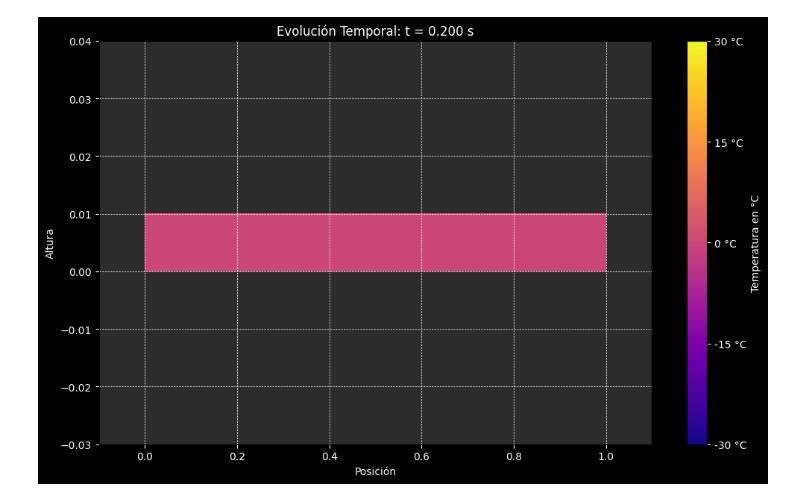
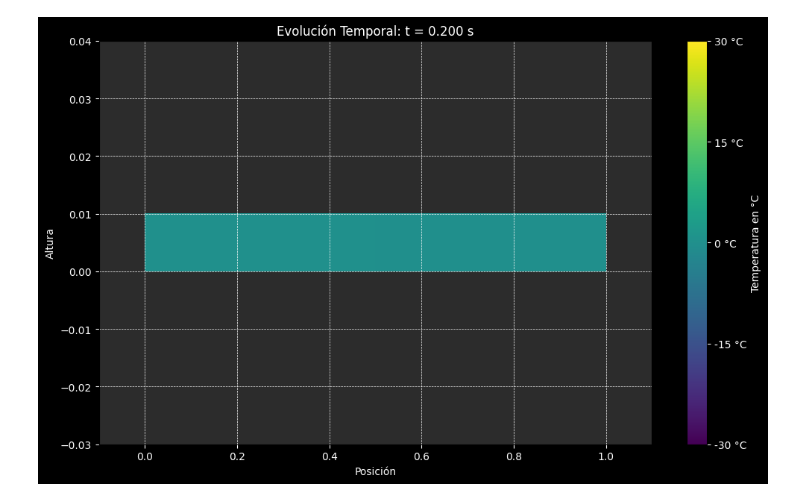
Before and after one commit to Sherezax/puntos-extra-metodos, a Jupyter notebook: Puntos_extra3.ipynb, the cells around one changed output. Saved outputs shown, nothing was run; the diff lists cells and outputs as text; code cells hidden in the pictures.

```diff
--- a/Puntos_extra3.ipynb
+++ b/Puntos_extra3.ipynb
@@ -9,7 +9,7 @@ tf = 0.2
 Nt = 500
 Nx = 500
 
-# Crear malla para X (posición) y Y (altura)
+# Crea la malla para X (posición) y Y (altura)
 X, Y = np.meshgrid(np.linspace(0, L, Nx), np.linspace(0, 0.01, 2))
 t = np.linspace(0, tf, Nt)
 
@@ -27,7 +27,7 @@ ax.set_facecolor('#2c2c2c')
 
 # Inicialización del gráfico
 # Se utiliza U(X, 0) para obtener la temperatura inicial a t=0
-distr = ax.imshow(U(X, 0), cmap='plasma', aspect='auto', vmin=-30, vmax=30, extent=[0, L, 0, 0.01])
+distr = ax.imshow(U(X, 0), cmap='viridis', aspect='auto', vmin=-30, vmax=30, extent=[0, L, 0, 0.01])
 
 # Barra de color
 cbar = plt.colorbar(distr, ax=ax, label='Temperatura en °C')
@@ -40,31 +40,31 @@ cbar.set_label('Temperatura en °C', color='white')
 ax.set_xlabel('Posición', color='white')
 ax.set_ylabel('Altura', color='white')
 ax.tick_params(axis='x', colors='white')
 ax.tick_params(axis='y', colors='white')
 ax.grid(color='white', linestyle='--', linewidth=0.5)
 
 # Título de la animación
 title = ax.set_title(f"Evolución Temporal: t = 0.000 s", color='white')
 
 # Función de actualización para la animación
 def update(frame):
     # Se actualiza la temperatura para cada instante de tiempo t[frame]
     distrib = U(X, t[frame])
     distr.set_array(distrib)  # Usar directamente el array 2D
     title.set_text(f"Evolución Temporal: t = {t[frame]:.3f} s")
     return distr, title
 
 # Ajustar los límites de la malla
 plt.xlim([X.min() - 0.1, X.max() + 0.1])
 plt.ylim([Y.min() - 0.03, Y.max() + 0.03])
 
 # Crear la animación
 ani = animation.FuncAnimation(fig=fig, func=update, frames=Nt, interval=20)
 
 # Guardar la animación
 ani.save('Animación_puntos_extra.gif', dpi=100, writer='pillow')
 
 # Mostrar la animación
 plt.show()
 # %% [output]
-[figure, old version]
+[figure, new version]
```
Also changed, not shown: 2 other files.
